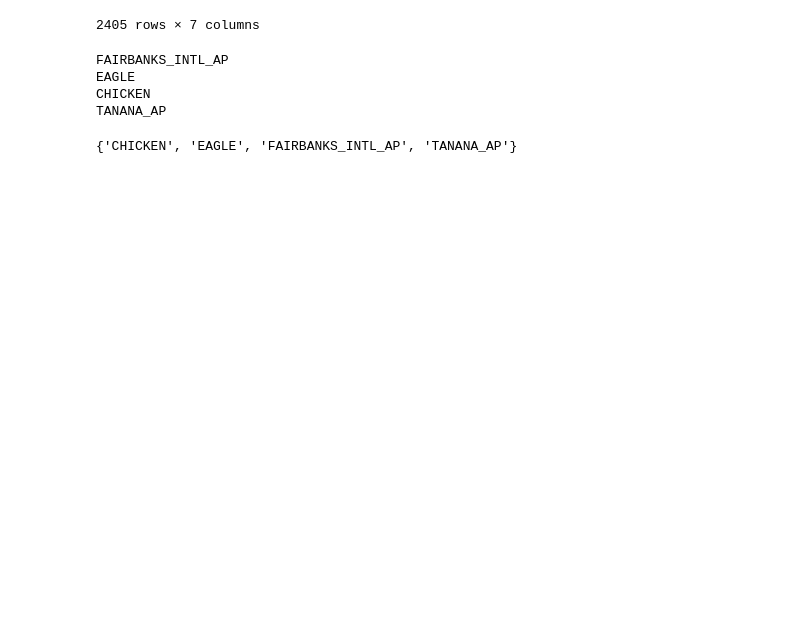
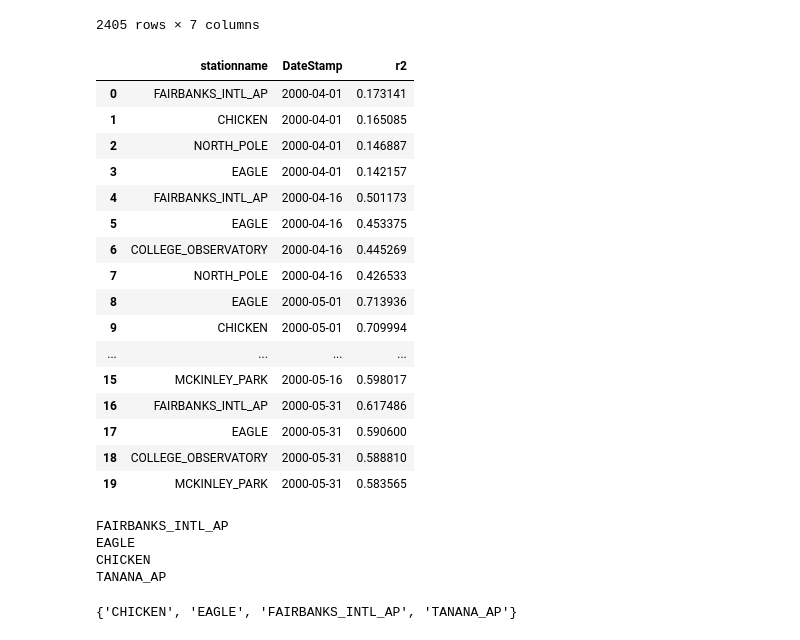
Before and after one commit to chryss/riverice, a Jupyter notebook: JupyterNotebooks/APRFC_ACIS_combinedstations.ipynb, the cells around one changed output. Cells and saved outputs as stored; diff of their text form; code cells hidden in the pictures; blank space fills up the shorter version.

```diff
--- a/JupyterNotebooks/APRFC_ACIS_combinedstations.ipynb
+++ b/JupyterNotebooks/APRFC_ACIS_combinedstations.ipynb
@@ -70,6 +70,26 @@ max4 = (
         .groupby(['DateStamp'])
         .apply(lambda group: group.nlargest(4, columns='r2'))
 ).reset_index(drop=True)
+# %%
+max4
+# %% [output]
+|  | stationname | DateStamp | r2 |
+| 0 | FAIRBANKS_INTL_AP | 2000-04-01 | 0.173141 |
+| 1 | CHICKEN | 2000-04-01 | 0.165085 |
+| 2 | NORTH_POLE | 2000-04-01 | 0.146887 |
+| 3 | EAGLE | 2000-04-01 | 0.142157 |
+| 4 | FAIRBANKS_INTL_AP | 2000-04-16 | 0.501173 |
+| 5 | EAGLE | 2000-04-16 | 0.453375 |
+| 6 | COLLEGE_OBSERVATORY | 2000-04-16 | 0.445269 |
+| 7 | NORTH_POLE | 2000-04-16 | 0.426533 |
+| 8 | EAGLE | 2000-05-01 | 0.713936 |
+| 9 | CHICKEN | 2000-05-01 | 0.709994 |
+| ... | ... | ... | ... |
+| 15 | MCKINLEY_PARK | 2000-05-16 | 0.598017 |
+| 16 | FAIRBANKS_INTL_AP | 2000-05-31 | 0.617486 |
+| 17 | EAGLE | 2000-05-31 | 0.590600 |
+| 18 | COLLEGE_OBSERVATORY | 2000-05-31 | 0.588810 |
+| 19 | MCKINLEY_PARK | 2000-05-31 | 0.583565 |
 # %%
 datestamps = ['2000-04-01', '2000-04-16',
        '2000-05-01', '2000-05-16']
```
Also changed, not shown: parts of 6 cells of this notebook, 41 other files.
